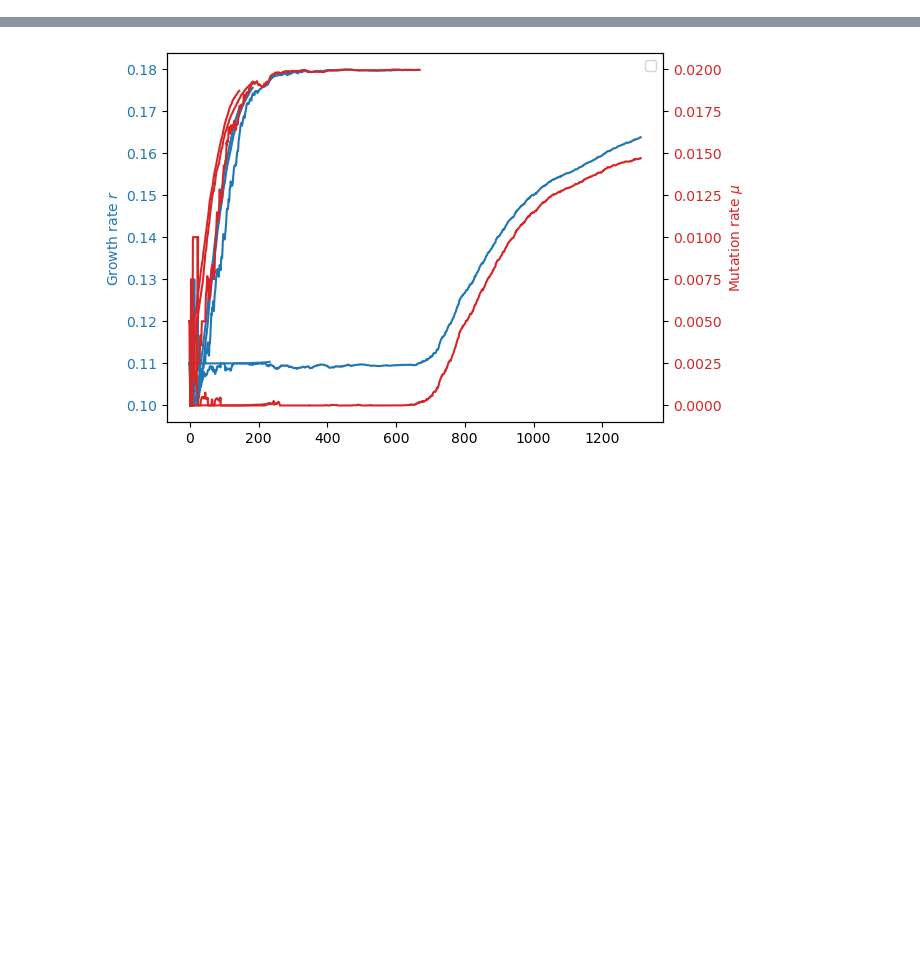
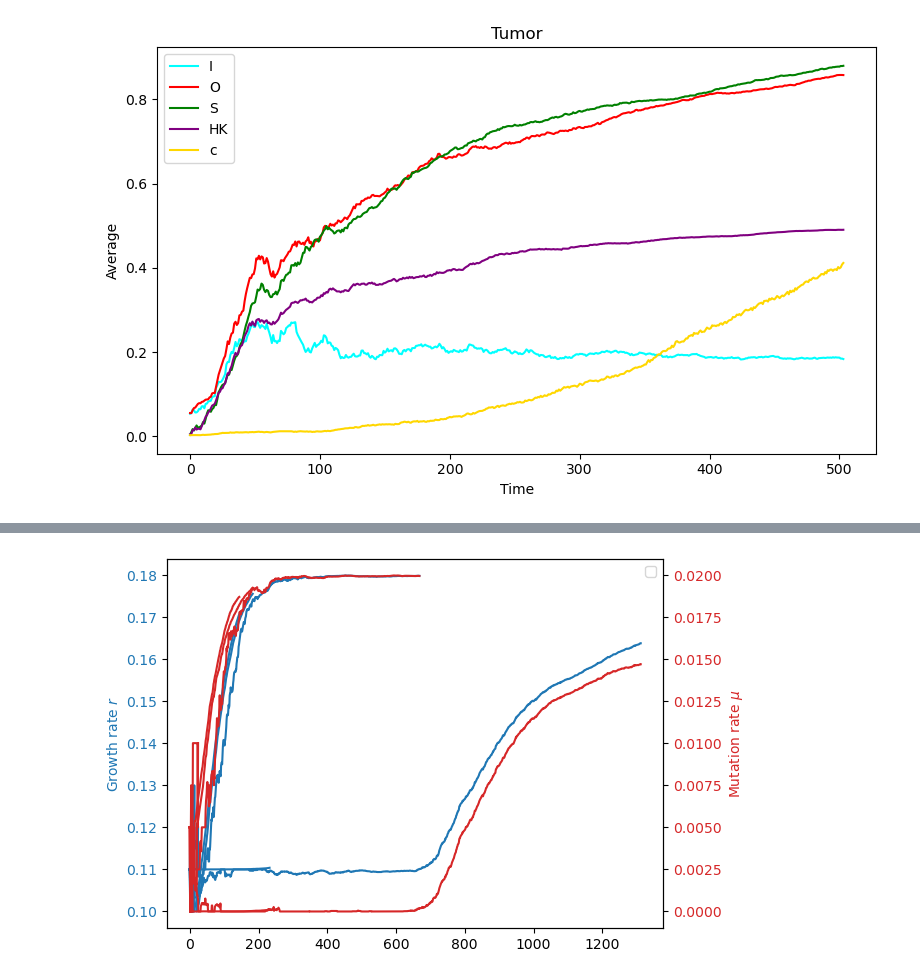
Before and after one commit to francescozambelli/CancerEvo, a Jupyter notebook: analysis.ipynb, the cells around one changed output, grey strips where cells are left out. Cells and saved outputs as stored; diff of their text form; code cells hidden in the pictures; blank space fills up the shorter version.

```diff
--- a/analysis.ipynb
+++ b/analysis.ipynb
@@ -24,0 +34,25 @@ def read_file(fname, thr_len=100):
+# %%
+I_mut = read_file("../Data/CancerEvo/single/mut_I.txt")
+O_mut = read_file("../Data/CancerEvo/single/mut_O.txt")
+S_mut = read_file("../Data/CancerEvo/single/mut_S.txt")
+HK_mut = read_file("../Data/CancerEvo/single/mut_HK.txt")
+ts = read_file("../Data/CancerEvo/single/tumors.txt")
+I_mat = read_file("../Data/CancerEvo/single/I_mat.txt")
+O_mat = read_file("../Data/CancerEvo/single/O_mat.txt")
+S_mat = read_file("../Data/CancerEvo/single/S_mat.txt")
+HK_mat = read_file("../Data/CancerEvo/single/HK_mat.txt")
+# %%
+plt.figure(figsize=(8,5))
+plt.plot(I_mut, color='cyan', label='I')
+plt.plot(O_mut, color='red', label='O')
+plt.plot(S_mut, color='green', label='S')
+plt.plot(HK_mut, color='purple', label='HK')
+plt.plot(ts, color='gold', label='c')
+
+plt.title("Tumor")
+plt.xlabel('Time')
+plt.ylabel('Average')
+plt.legend()
+plt.tight_layout()
+# %% [output]
+[figure, added]
```
Also changed, not shown: parts of 33 cells of this notebook, 17 other files.
